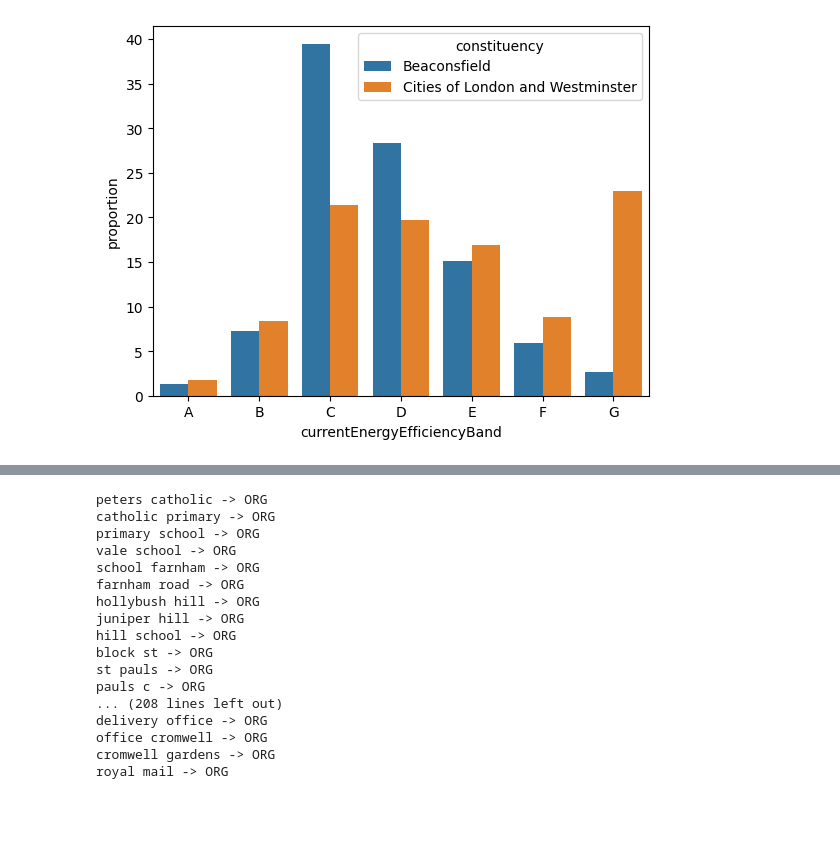
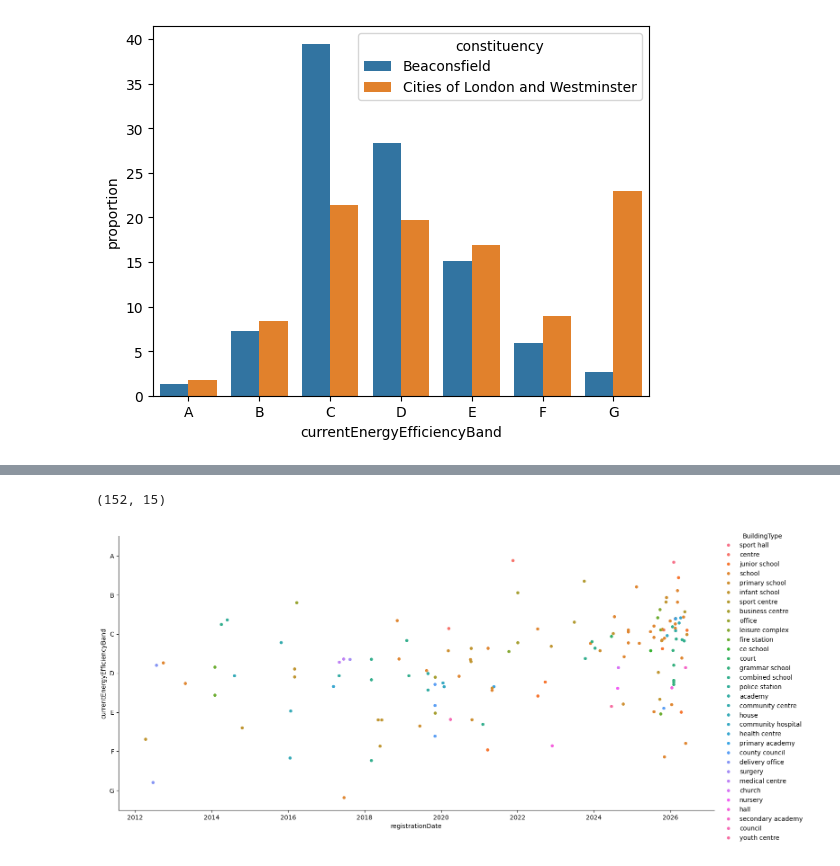
Before and after one commit to WillUniRal/Energy-Ai-consumptions, a Jupyter notebook: setup.ipynb, the cells around one changed output, grey strips where cells are left out. Drawn from its saved outputs; the diff is of its cells as text; code cells hidden in the pictures; blank space fills up the shorter version.

```diff
--- a/setup.ipynb
+++ b/setup.ipynb
@@ -223,34 +223,65 @@ Checked 1 package in 1ms
 # print(hasattr(PreProcess, "remove_stopwords"))
 # print(dir(PreProcess))
 
-data_frame['tokens'] = data_frame["FullAddress"].apply(PreProcess.remove_stopwords)
+# Only include 1 building per feature
+# data_frame = PreProcess.postcode_duplicates(data_frame) - if buildings have multiple certificates this still wont work.
+print(data_frame.shape)
 
-all_buildings = data_frame['tokens'].dropna().tolist()
+data_frame['tokens'] = data_frame["FullAddress"].apply(PreProcess.format_words)
 
 from nltk import ngrams
 
 N = 2
 
-for buildings in all_buildings :
+building_descriptor = {"combined",
+    "primary", "secondary", "junior", "infant", "grammar", "ce", # ce - church of england
+    "catholic", "community", "sport", "police", "fire", "medical",
+    "health", "youth", "delivery", "county", "fire", "business","court" , "leisure"
+}
+building_types = {
+    "school","centre","station","office","council",
+    "hospital","surgery","library","academy","court",
+    "hall","church","nursery","house","complex", "department"
+}
 
-    # Generate Bi-grams
-    n_grams = list(ngrams(buildings, N))
-    # tagged = list(pos_tag(buildings)) cant differentiate meaning
+def extract_features(tokens):
+
+    bigrams = ngrams(tokens, N)
+
+    for wDesc, wType in bigrams:
+
+        if wDesc == wType:
+            continue
+
+        if wType in building_types and wDesc in building_descriptor:
+            features = f"{wDesc} {wType}"
+            return features
+
+    for unigrams in tokens :
+
+        if unigrams in building_types :
+            return unigrams
+
+    return None
+
+data_frame["BuildingType"] = data_frame["tokens"].apply(extract_features)
+
+# data_frame.isnull().sum() # only 11 missing building types
 # %% [output]
-peters catholic -> ORG
-catholic primary -> ORG
-primary school -> ORG
-vale school -> ORG
-school farnham -> ORG
-farnham road -> ORG
-hollybush hill -> ORG
-juniper hill -> ORG
-hill school -> ORG
-block st -> ORG
-st pauls -> ORG
-pauls c -> ORG
-... (208 lines left out)
-delivery office -> ORG
-office cromwell -> ORG
-cromwell gardens -> ORG
-royal mail -> ORG
+(152, 15)
+# %%
+data_frame["registrationDate"] = pd.to_datetime(data_frame["registrationDate"])
+data_frame["registrationYear"] = data_frame["registrationDate"].dt.year
+table = sns.catplot(
+    data=data_frame,
+    x="registrationDate",
+    y="currentEnergyEfficiencyBand",
+    hue="BuildingType",
+    native_scale=True,
+    jitter=0.45,
+    kind="strip",
+    height=7,
+    aspect=2
+)
+# %% [output]
+[figure, added]
```
Also changed, not shown: parts of 16 cells of this notebook, 3 other files.
